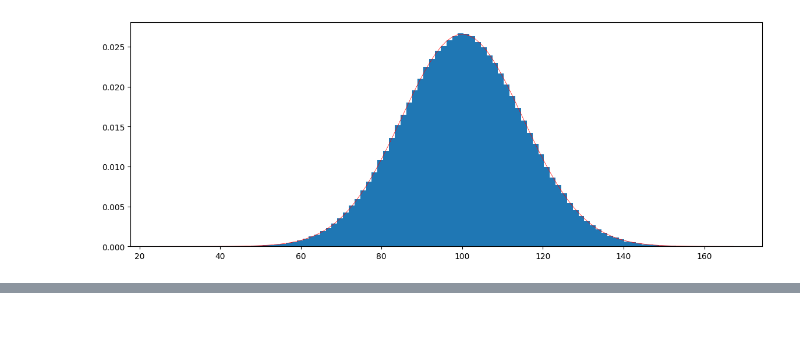
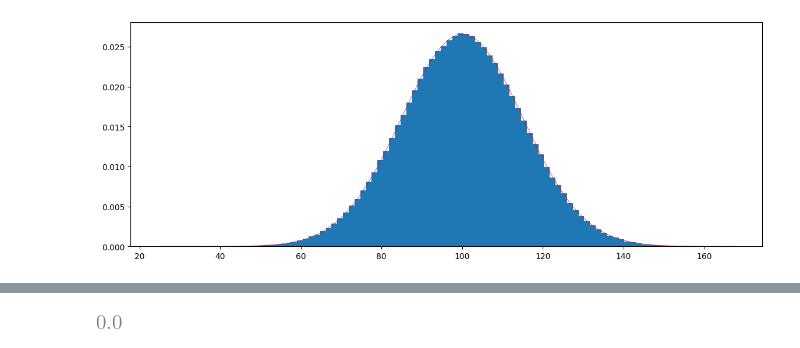
Before and after one commit to subthalamic/subthalamic, a Jupyter notebook: theory/descriptive_stats.ipynb, the cells around one changed output, grey strips where cells are left out. Saved outputs shown, nothing was run; the diff lists cells and outputs as text; code cells hidden in the pictures; blank space fills up the shorter version.

```diff
--- a/theory/descriptive_stats.ipynb
+++ b/theory/descriptive_stats.ipynb
@@ -48,3 +87,7 @@ $\displaystyle 0.979687192446119$
+# %%
+stats.norm.ppf(0.5)
+# %% [output]
+[figure, added]
 # %%
 stats.norm.ppf(0.05)
 # %% [output]
```
Also changed, not shown: parts of 46 cells of this notebook.
